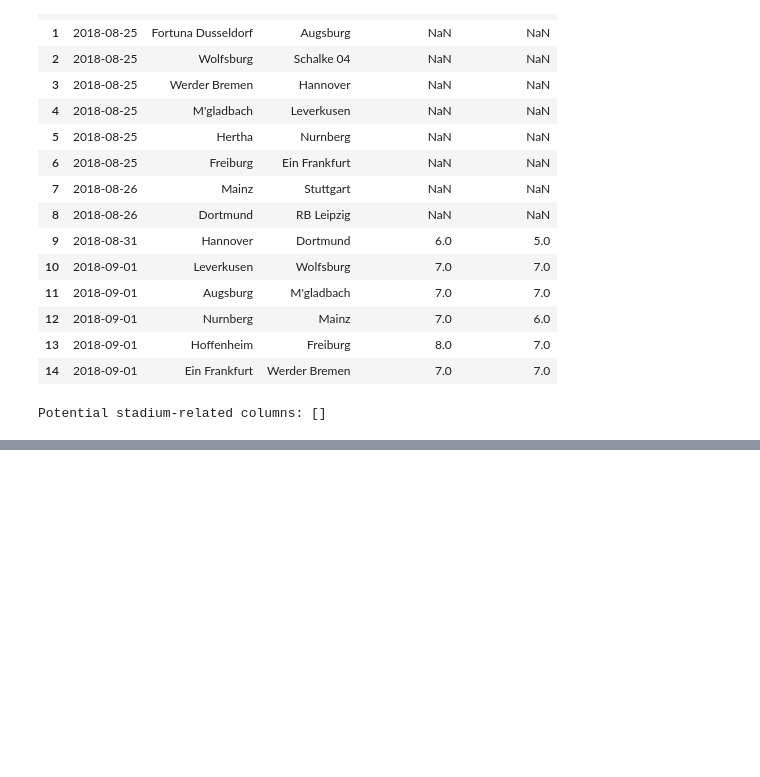
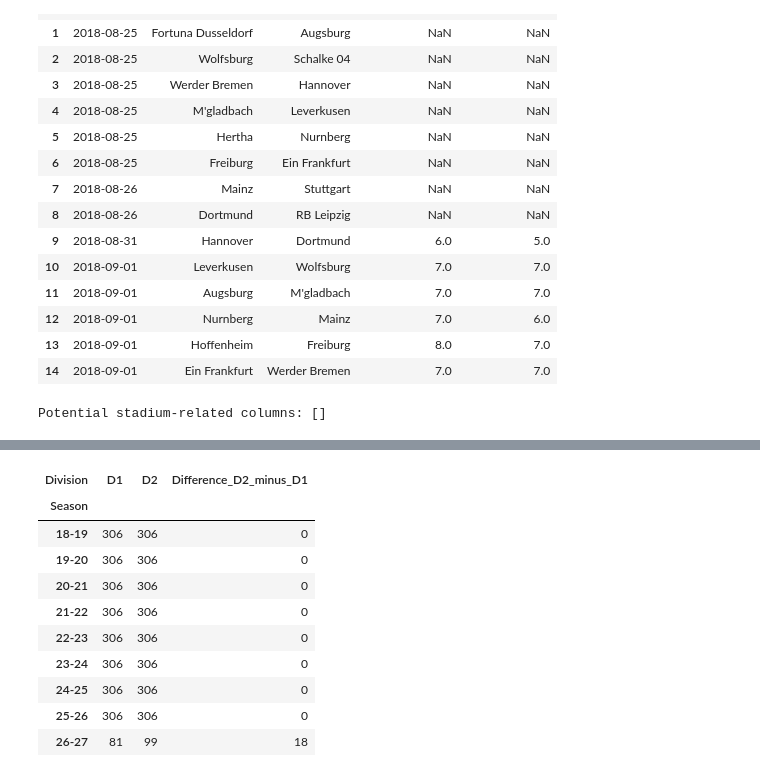
Before and after one commit to Kyle4646/CSE4705_FinalProject, a Jupyter notebook: dataclean.ipynb, the cells around one changed output, grey strips where cells are left out. Drawn from its saved outputs; the diff is of its cells as text; code cells hidden in the pictures; blank space fills up the shorter version.

Commit message:
Fix missing match statistics and update feature engineering

```diff
--- a/dataclean.ipynb
+++ b/dataclean.ipynb
@@ -1036,3 +1070,30 @@ SAMPLE BUNDESLIGA 2 MATCHES
 | 2139 | 26-27 | 2026-11-08 | Bochum | Karlsruhe | 4.0 | 6.0 | 0.8 | ... |
 | 2140 | 26-27 | 2026-11-08 | Heidenheim | Hannover | 3.0 | 7.0 | 1.0 | ... |
 | 2141 | 26-27 | 2026-11-08 | Magdeburg | St Pauli | 8.0 | 6.0 | 2.2 | ... |
+# %%
+# Compare the number of matches in each season across both divisions.
+# Identify which season explains the 18-match difference.
+
+season_counts = (
+    df.groupby(["Season", "Division"])
+      .size()
+      .unstack()
+)
+
+season_counts["Difference_D2_minus_D1"] = (
+    season_counts["D2"] - season_counts["D1"]
+)
+
+display(season_counts)
+# %% [output]
+| Division | D1 | D2 | Difference_D2_minus_D1 |
+| Season |  |  |  |
+| 18-19 | 306 | 306 | 0 |
+| 19-20 | 306 | 306 | 0 |
+| 20-21 | 306 | 306 | 0 |
+| 21-22 | 306 | 306 | 0 |
+| 22-23 | 306 | 306 | 0 |
+| 23-24 | 306 | 306 | 0 |
+| 24-25 | 306 | 306 | 0 |
+| 25-26 | 306 | 306 | 0 |
+| 26-27 | 81 | 99 | 18 |
```
Also changed, not shown: parts of 8 cells of this notebook.
